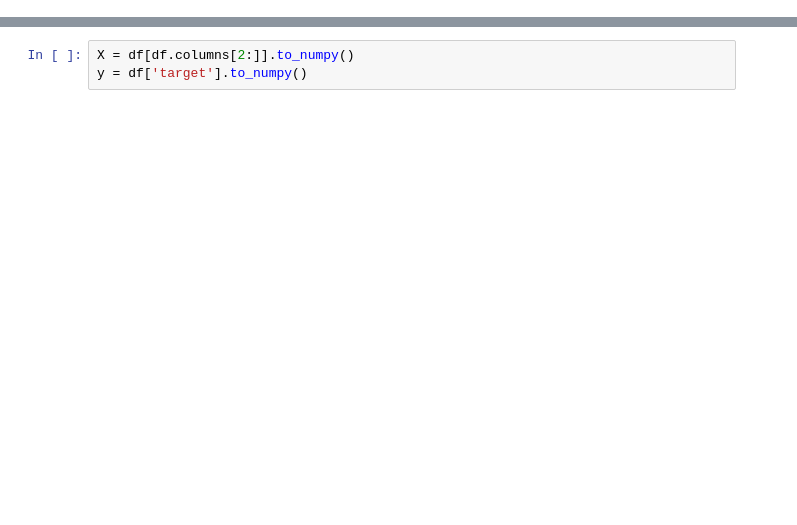
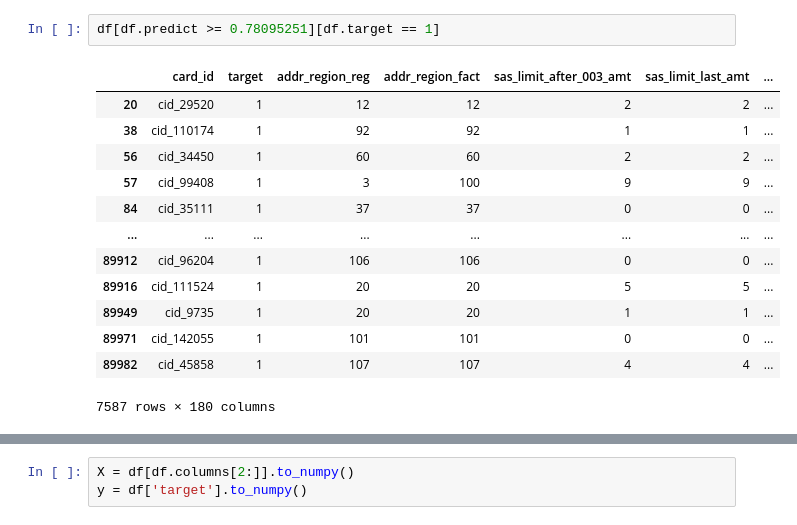
Before and after one commit to Oxonomy/IDAO-2020-FinalRound, a Jupyter notebook: modeling.ipynb, the cells around one changed output, grey strips where cells are left out. Cells and saved outputs as stored; diff of their text form; blank space fills up the shorter version.

```diff
--- a/modeling.ipynb
+++ b/modeling.ipynb
@@ -66,0 +279,16 @@ df
+# %%
+df[df.predict >= 0.78095251][df.target == 1]
+# %% [output]
+|  | card_id | target | addr_region_reg | addr_region_fact | sas_limit_after_003_amt | sas_limit_last_amt | ... |
+| 20 | cid_29520 | 1 | 12 | 12 | 2 | 2 | ... |
+| 38 | cid_110174 | 1 | 92 | 92 | 1 | 1 | ... |
+| 56 | cid_34450 | 1 | 60 | 60 | 2 | 2 | ... |
+| 57 | cid_99408 | 1 | 3 | 100 | 9 | 9 | ... |
+| 84 | cid_35111 | 1 | 37 | 37 | 0 | 0 | ... |
+| ... | ... | ... | ... | ... | ... | ... | ... |
+| 89912 | cid_96204 | 1 | 106 | 106 | 0 | 0 | ... |
+| 89916 | cid_111524 | 1 | 20 | 20 | 5 | 5 | ... |
+| 89949 | cid_9735 | 1 | 20 | 20 | 1 | 1 | ... |
+| 89971 | cid_142055 | 1 | 101 | 101 | 0 | 0 | ... |
+| 89982 | cid_45858 | 1 | 107 | 107 | 4 | 4 | ... |
+7587 rows × 180 columns
```
Also changed, not shown: parts of 48 cells of this notebook, 2 other files.
